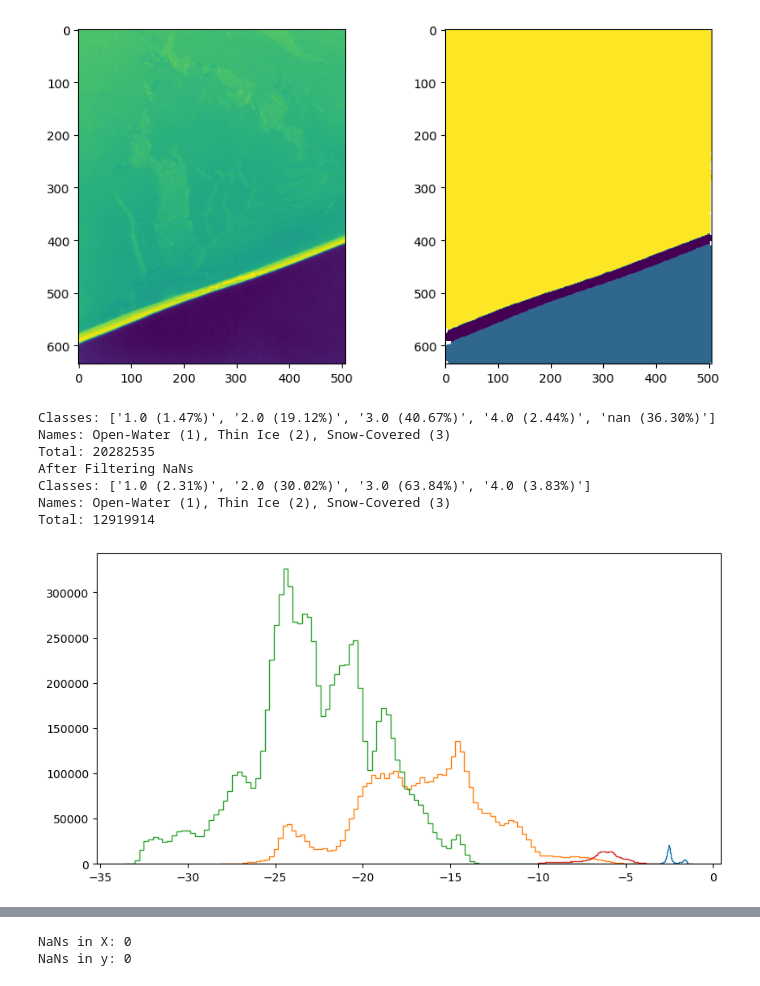
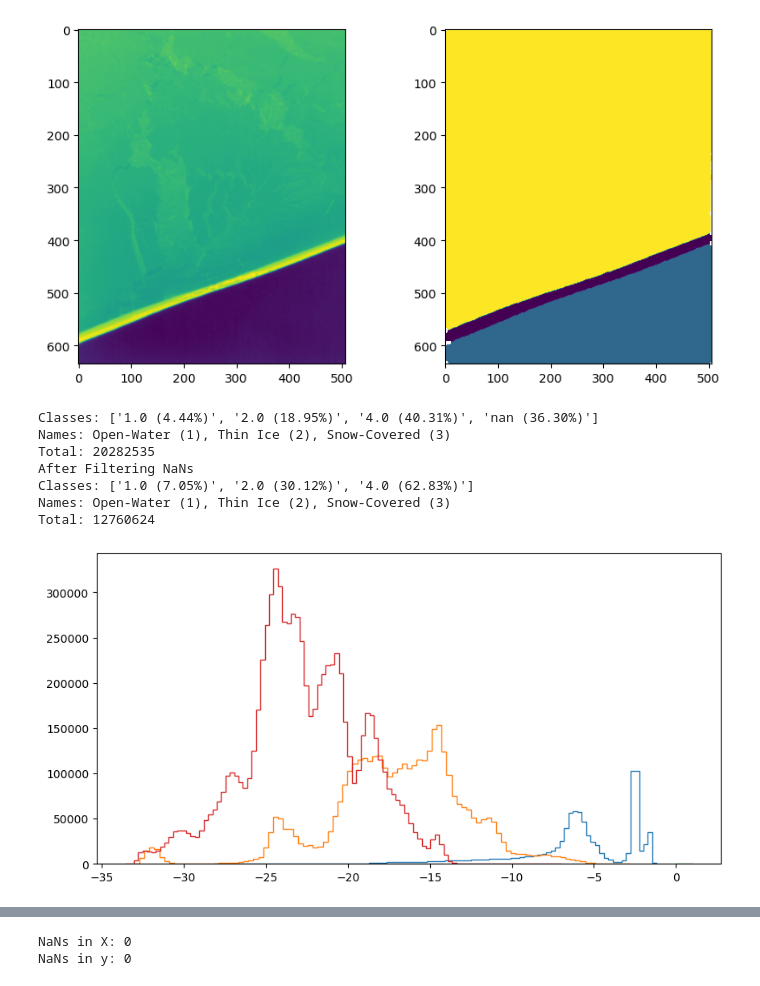
Before and after one commit to FranzFlink/Mueller_et_al_2024_code, a Jupyter notebook: source/analysis/fast_train_pixel.ipynb, the cells around one changed output, grey strips where cells are left out. Saved outputs shown, nothing was run; the diff lists cells and outputs as text; code cells hidden in the pictures.

```diff
--- a/source/analysis/fast_train_pixel.ipynb
+++ b/source/analysis/fast_train_pixel.ipynb
@@ -17,4 +20,4 @@ from helper import plot_confusion_matrix, print_classification_report
 # %%
-data = xr.open_dataset('../../data/training_flat_corrected.nc')
+data = xr.open_dataset('../../data/training_flat.nc')
 data
 # %% [output]
@@ -49,45 +51,46 @@ ax[1].imshow(test.y.values.reshape(635, 507))
 <matplotlib.image.AxesImage at 0x...>
 [figure]
 # %%
-unique, count = np.unique(data['y_corrected'], return_counts=True)
+unique, count = np.unique(data['y'], return_counts=True)
 
 print('Classes:', [f'{u} ({c / count.sum() * 100:.2f}%)' for u, c in zip(unique, count)])
 print('Names:', 'Open-Water (1), Thin Ice (2), Snow-Covered (3)')
 print('Total:', count.sum())
 #
 
-X = data[['X1', 'X7', 'X8']].to_array().values.T
-y = data['y_corrected'].values
+#X = data[['X1', 'X7', 'X8']].to_array().values.T
+X = data[['X1', 'X2', 'X3', 'X4', 'X5', 'X6', 'X7', 'X8']].to_array().values.T
+y = data['y'].values
 
 mask = np.isnan(X).any(axis=1) | np.isnan(y)
 X = X[~mask]
 y = y[~mask]
 
 unique, count = np.unique(y, return_counts=True)
 
 print('After Filtering NaNs')
 print('Classes:', [f'{u} ({c / count.sum() * 100:.2f}%)' for u, c in zip(unique, count)])
 print('Names:', 'Open-Water (1), Thin Ice (2), Snow-Covered (3)')
 print('Total:', count.sum())
 #
 
 # plot the distribution of the classes
 
 fig, ax = plt.subplots(1, 1, figsize=(10, 5))
 plt.hist(X[y==1, 0], bins=100, label='Open-Water', histtype='step')
 plt.hist(X[y==2, 0], bins=100, label='Thin Ice', histtype='step')
 plt.hist(X[y==3, 0], bins=100, label='Snow-Covered', histtype='step')
 plt.hist(X[y==4, 0], bins=100, label='Dark Nilas', histtype='step')
 plt.show()
 # %% [output]
-Classes: ['1.0 (1.47%)', '2.0 (19.12%)', '3.0 (40.67%)', '4.0 (2.44%)', 'nan (36.30%)']
+Classes: ['1.0 (4.44%)', '2.0 (18.95%)', '4.0 (40.31%)', 'nan (36.30%)']
 Names: Open-Water (1), Thin Ice (2), Snow-Covered (3)
 Total: 20282535
 After Filtering NaNs
-Classes: ['1.0 (2.31%)', '2.0 (30.02%)', '3.0 (63.84%)', '4.0 (3.83%)']
+Classes: ['1.0 (7.05%)', '2.0 (30.12%)', '4.0 (62.83%)']
 Names: Open-Water (1), Thin Ice (2), Snow-Covered (3)
-Total: 12919914
+Total: 12760624
-[figure, old version]
+[figure, new version]
 # %%
 from imblearn.under_sampling import RandomUnderSampler
 
```
Also changed, not shown: parts of 12 cells of this notebook.
